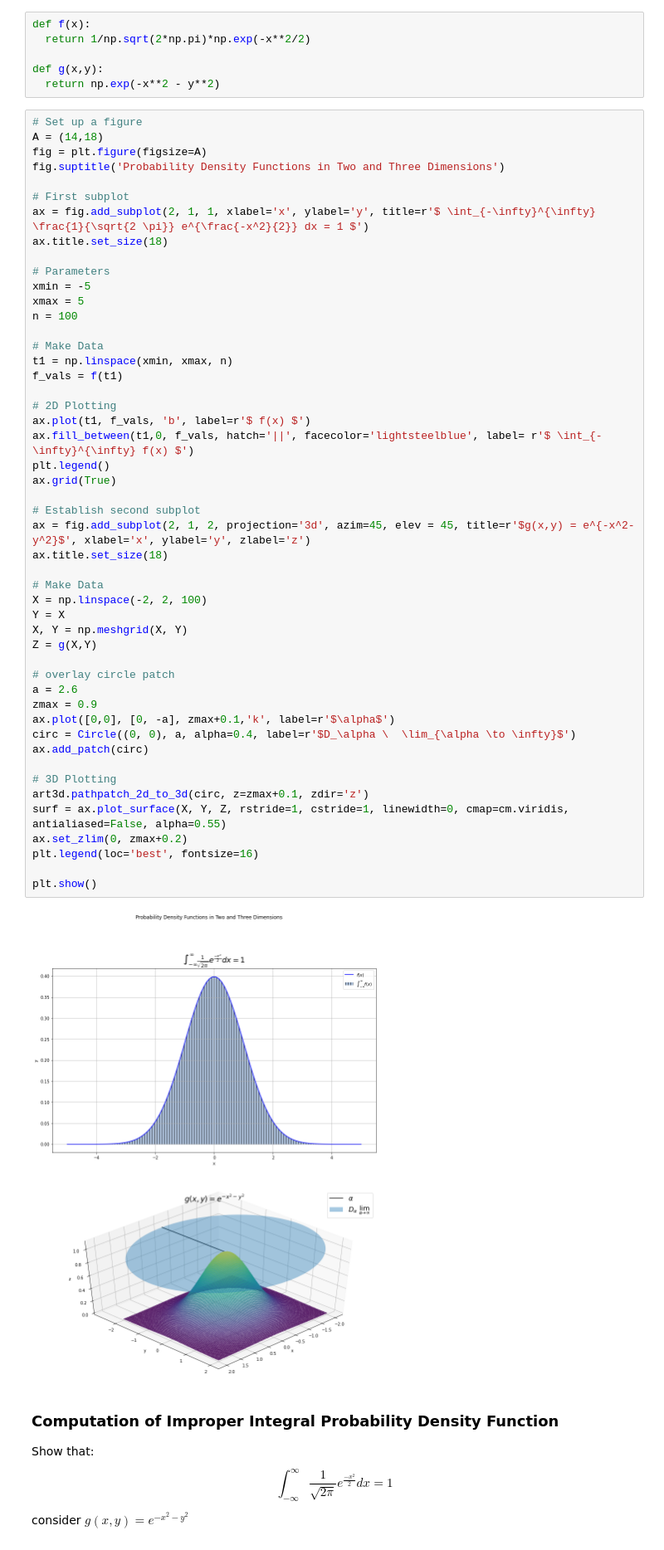
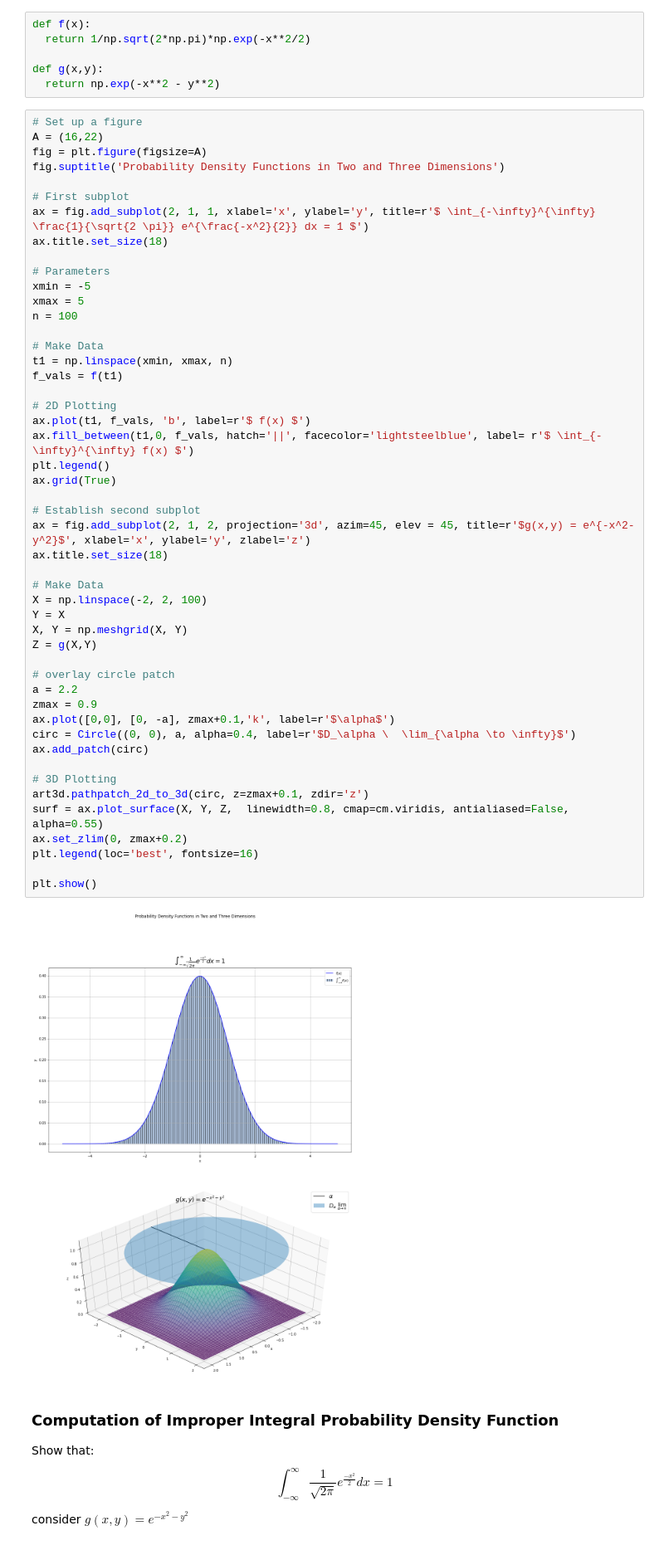
Before and after one commit to awhooshingwind/Math254, a Jupyter notebook: jpierson_wp2_suppl.ipynb, the cells around one changed output. Shown: that part at 83% size. Cells and saved outputs as stored; diff of their text form.

```diff
--- a/jpierson_wp2_suppl.ipynb
+++ b/jpierson_wp2_suppl.ipynb
@@ -21,7 +21,7 @@ def g(x,y):
   return np.exp(-x**2 - y**2)
 # %%
 # Set up a figure
-A = (14,18)
+A = (16,22)
 fig = plt.figure(figsize=A)
 fig.suptitle('Probability Density Functions in Two and Three Dimensions')
 
@@ -40,36 +40,36 @@ f_vals = f(t1)
 
 # 2D Plotting
 ax.plot(t1, f_vals, 'b', label=r'$ f(x) $')
 ax.fill_between(t1,0, f_vals, hatch='||', facecolor='lightsteelblue', label= r'$ \int_{-\infty}^{\infty} f(x) $')
 plt.legend()
 ax.grid(True)
 
 # Establish second subplot
 ax = fig.add_subplot(2, 1, 2, projection='3d', azim=45, elev = 45, title=r'$g(x,y) = e^{-x^2-y^2}$', xlabel='x', ylabel='y', zlabel='z')
 ax.title.set_size(18)
 
 # Make Data
 X = np.linspace(-2, 2, 100)
 Y = X
 X, Y = np.meshgrid(X, Y)
 Z = g(X,Y)
 
 # overlay circle patch
-a = 2.6
+a = 2.2
 zmax = 0.9
 ax.plot([0,0], [0, -a], zmax+0.1,'k', label=r'$\alpha$')
 circ = Circle((0, 0), a, alpha=0.4, label=r'$D_\alpha \  \lim_{\alpha \to \infty}$')
 ax.add_patch(circ)
 
 # 3D Plotting
 art3d.pathpatch_2d_to_3d(circ, z=zmax+0.1, zdir='z')
-surf = ax.plot_surface(X, Y, Z, rstride=1, cstride=1, linewidth=0, cmap=cm.viridis, antialiased=False, alpha=0.55)
+surf = ax.plot_surface(X, Y, Z,  linewidth=0.8, cmap=cm.viridis, antialiased=False, alpha=0.55)
 ax.set_zlim(0, zmax+0.2)
 plt.legend(loc='best', fontsize=16)
 
 plt.show()
 # %% [output]
-[figure, old version]
+[figure, new version]
 # %% [markdown]
 ### Computation of Improper Integral Probability Density Function
 
```
Also changed, not shown: parts of 2 cells of this notebook.
